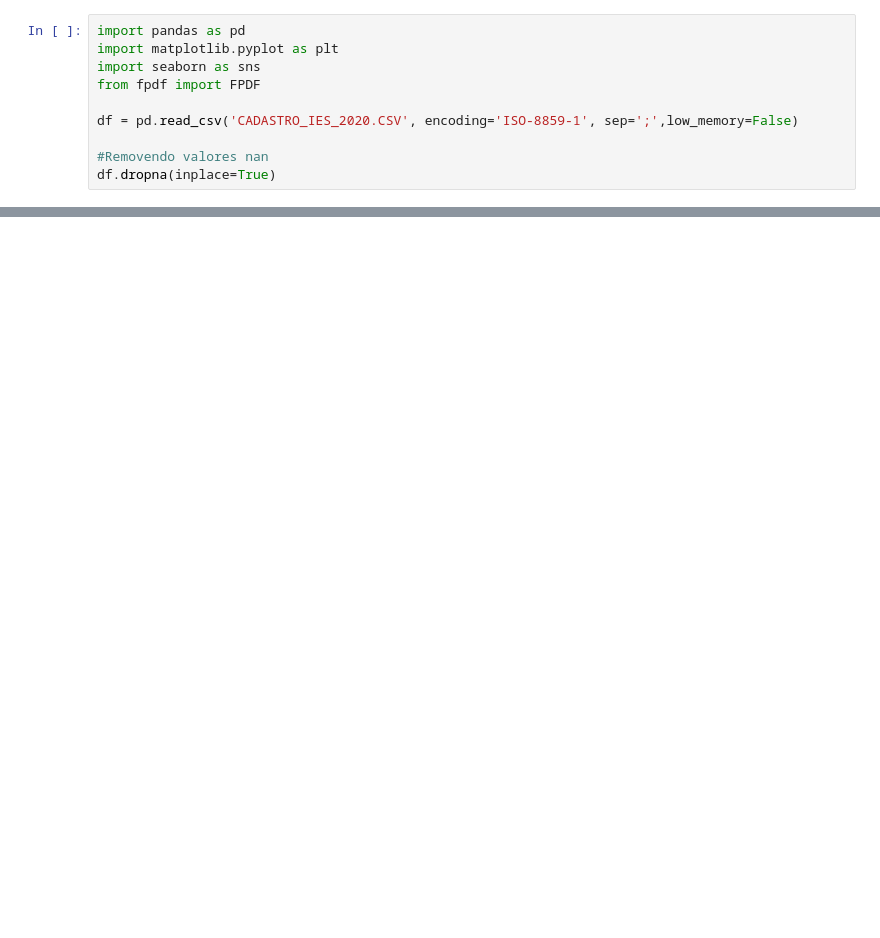
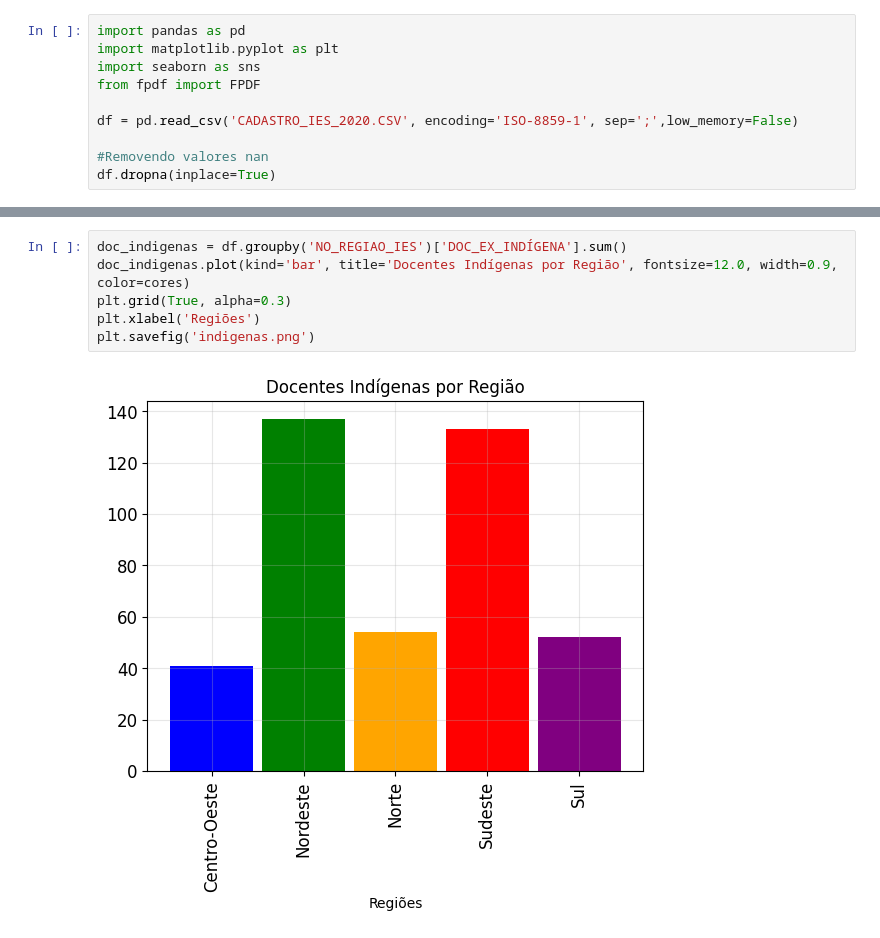
Before and after one commit to melolena/ProjetoPython, a Jupyter notebook: desafio.ipynb, the cells around one changed output, grey strips where cells are left out. Cells and saved outputs as stored; diff of their text form; blank space fills up the shorter version.

```diff
--- a/desafio.ipynb
+++ b/desafio.ipynb
@@ -33,0 +44,8 @@ plt.savefig('fund_incom_masc.png')
+# %%
+doc_indigenas = df.groupby('NO_REGIAO_IES')['DOC_EX_INDÍGENA'].sum()
+doc_indigenas.plot(kind='bar', title='Docentes Indígenas por Região', fontsize=12.0, width=0.9, color=cores)
+plt.grid(True, alpha=0.3)
+plt.xlabel('Regiões')
+plt.savefig('indigenas.png')
+# %% [output]
+[figure, added]
```
Also changed, not shown: parts of 4 cells of this notebook, 7 other files.
